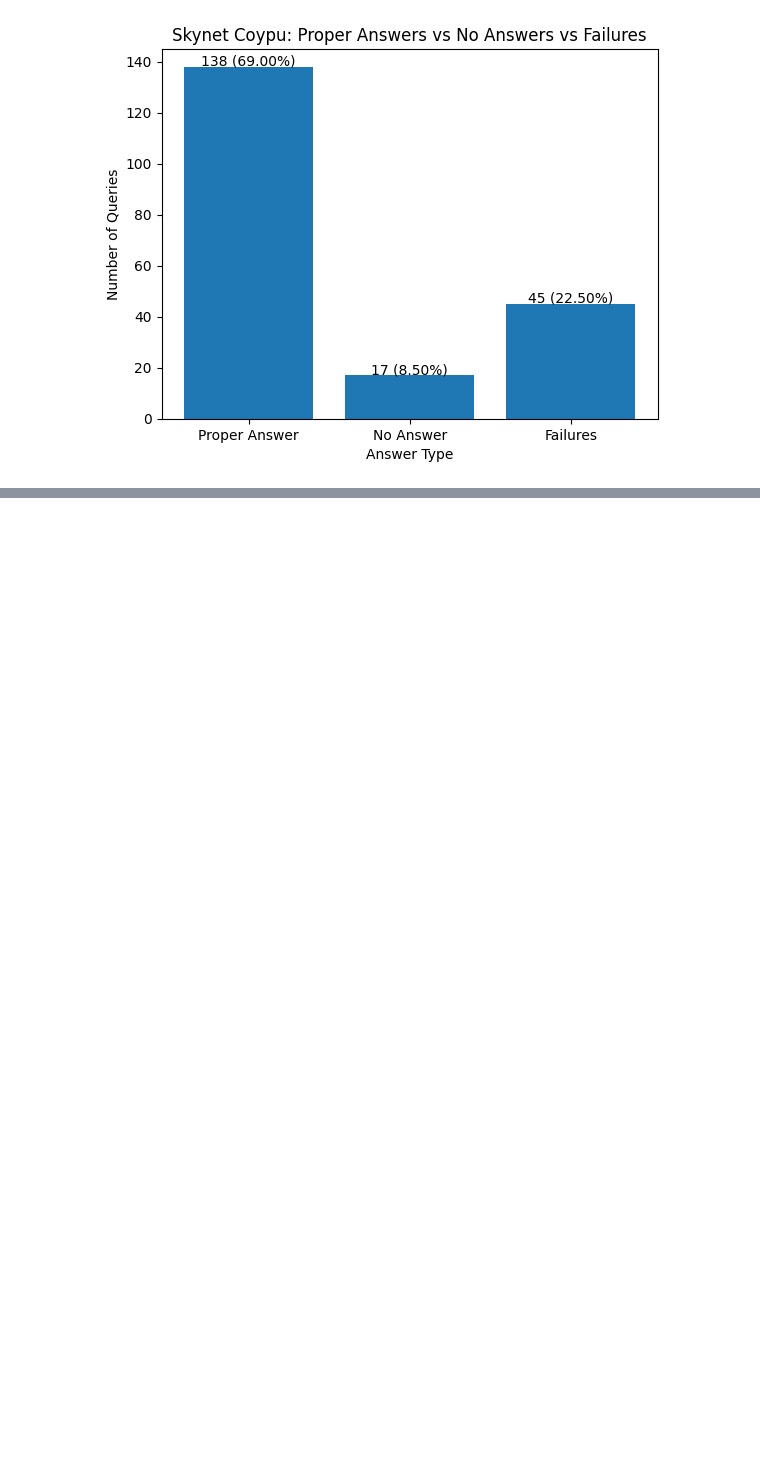
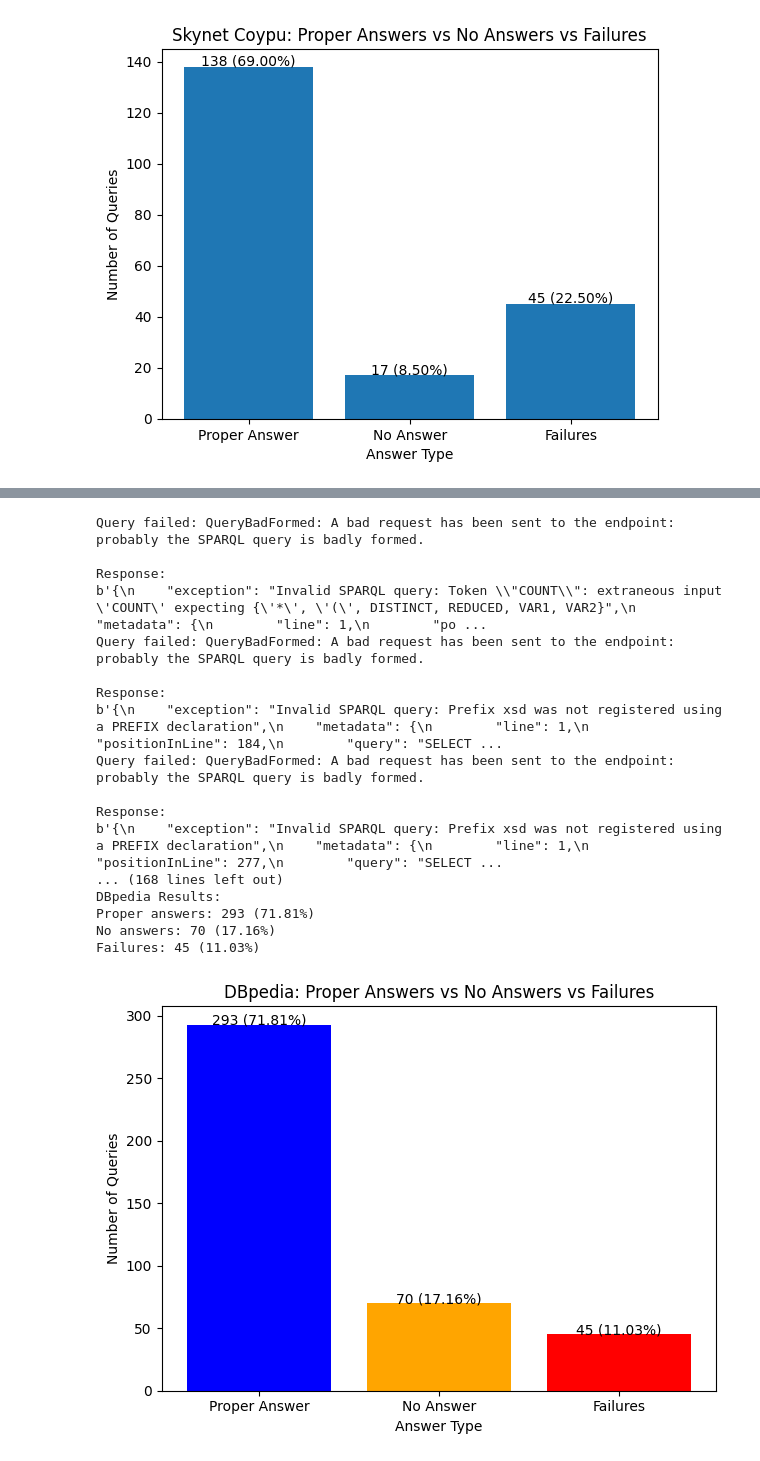
Before and after one commit to brtls/LC-QuAD-2.0-QALD9-Query-Test, a Jupyter notebook: Query-Test.ipynb, the cells around one changed output, grey strips where cells are left out. Saved outputs shown, nothing was run; the diff lists cells and outputs as text; code cells hidden in the pictures; blank space fills up the shorter version.

```diff
--- a/Query-Test.ipynb
+++ b/Query-Test.ipynb
@@ -823,10 +1014,10 @@ Trying without the prefixes to boost performance
 # %%
-# Load new QALD-9 dataset for Wikidata
-wikidata_url = "https://raw.githubusercontent.com/KGQA/QALD_9_plus/refs/heads/main/data/qald_9_plus_train_wikidata.json"
-wikidata_data = requests.get(wikidata_url).json()
+# Load QALD-9 dataset for DBpedia
+dbpedia_url = "https://raw.githubusercontent.com/KGQA/QALD_9_plus/refs/heads/main/data/qald_9_plus_train_dbpedia.json"
+dbpedia_data = requests.get(dbpedia_url).json()
 
-# Define Skynet Coypu SPARQL endpoint
-SKYNET_COYPU_WIKIDATA_ENDPOINT = "https://skynet.coypu.org/wikidata/"
+# Define SPARQL endpoint for local DBpedia
+DBPEDIA_ENDPOINT = "http://localhost:7012/sparql"  # Local DBpedia endpoint
 
 # Function to query SPARQL endpoint with User-Agent
 def query_sparql(endpoint, query):
@@ -872,67 +1063,86 @@ def extract_questions(dataset, language="en"):
             })
     return questions
 
-# Prepare questions from Wikidata dataset (restrict to first 10)
-wikidata_questions = extract_questions(wikidata_data, language="en")[:10]
+# Prepare the first 10 questions from DBpedia dataset
+dbpedia_questions = extract_questions(dbpedia_data, language="en")
 
-# Initialize counters and results list
-skynet_counts = {"proper_answer": 0, "no_answer": 0, "failure": 0}
-skynet_results = []
+# Initialize counters and results list for DBpedia
+dbpedia_counts = {"proper_answer": 0, "no_answer": 0, "failure": 0}
+dbpedia_results = []
 
-# Function to execute queries without prefixes for Skynet Coypu endpoint
-def process_skynet_queries_no_prefixes(questions, endpoint, results_list, counts_dict):
+# Function to execute queries and process answers
+def process_queries(questions, endpoint, results_list, counts_dict):
     for entry in questions:
         sparql_query = entry.get('sparql')
         question = entry.get('question')
 
         if sparql_query:
-            # Directly query without adding prefixes
             result = query_sparql(endpoint, sparql_query)
             if result:
                 answer = extract_answer(result)
                 if "No answer" in answer:
                     counts_dict["no_answer"] += 1
                 else:
                     counts_dict["proper_answer"] += 1
                 results_list.append((question, entry["id"], 'Success', answer))
             else:
                 counts_dict["failure"] += 1
                 results_list.append((question, entry["id"], 'Failure', ['No answer']))
 
-# Process only first 10 queries for Skynet Coypu without prefixes
-process_skynet_queries_no_prefixes(wikidata_questions, SKYNET_COYPU_WIKIDATA_ENDPOINT, skynet_results, skynet_counts)
+# Process only the first 10 DBpedia queries
+process_queries(dbpedia_questions, DBPEDIA_ENDPOINT, dbpedia_results, dbpedia_counts)
 
-# Calculate percentages for Skynet Coypu results
+# Calculate percentages for DBpedia results
 def calculate_percentages(counts):
     total = counts["proper_answer"] + counts["no_answer"] + counts["failure"]
     proper_answer_pct = (counts["proper_answer"] / total) * 100 if total > 0 else 0
     no_answer_pct = (counts["no_answer"] / total) * 100 if total > 0 else 0
     failure_pct = (counts["failure"] / total) * 100 if total > 0 else 0
     return proper_answer_pct, no_answer_pct, failure_pct
 
-skynet_proper_pct, skynet_no_pct, skynet_failure_pct = calculate_percentages(skynet_counts)
+dbpedia_proper_pct, dbpedia_no_pct, dbpedia_failure_pct = calculate_percentages(dbpedia_counts)
 
-# Print counts and percentages for Skynet Coypu results
-print("Skynet Coypu Results (No Prefixes):")
-print(f"Proper answers: {skynet_counts['proper_answer']} ({skynet_proper_pct:.2f}%)")
-print(f"No answers: {skynet_counts['no_answer']} ({skynet_no_pct:.2f}%)")
-print(f"Failures: {skynet_counts['failure']} ({skynet_failure_pct:.2f}%)\n")
+# Print counts and percentages for DBpedia
+print("DBpedia Results:")
+print(f"Proper answers: {dbpedia_counts['proper_answer']} ({dbpedia_proper_pct:.2f}%)")
+print(f"No answers: {dbpedia_counts['no_answer']} ({dbpedia_no_pct:.2f}%)")
+print(f"Failures: {dbpedia_counts['failure']} ({dbpedia_failure_pct:.2f}%)\n")
 
-# Save Skynet results to an Excel file
-skynet_df = pd.DataFrame(skynet_results, columns=['Question', 'ID', 'Result', 'Answer'])
+# Save DBpedia results to an Excel file
+dbpedia_df = pd.DataFrame(dbpedia_results, columns=['Question', 'ID', 'Result', 'Answer'])
 
-with pd.ExcelWriter("skynet_test_results_no_prefixes.xlsx") as writer:
-    skynet_df.to_excel(writer, sheet_name="Skynet Coypu Results (No Prefixes)", index=False)
+with pd.ExcelWriter("dbpedia_test_results_local.xlsx") as writer:
+    dbpedia_df.to_excel(writer, sheet_name="DBpedia Results", index=False)
 
 # Visualize the results with a bar chart
 labels = ['Proper Answer', 'No Answer', 'Failures']
-sizes = [skynet_counts["proper_answer"], skynet_counts["no_answer"], skynet_counts["failure"]]
+sizes = [dbpedia_counts["proper_answer"], dbpedia_counts["no_answer"], dbpedia_counts["failure"]]
 
-plt.bar(labels, sizes)
+plt.bar(labels, sizes, color=colors)
 for i in range(len(labels)):
-    plt.text(i, sizes[i] + 0.5, f"{sizes[i]} ({[skynet_proper_pct, skynet_no_pct, skynet_failure_pct][i]:.2f}%)", ha='center')
+    plt.text(i, sizes[i] + 0.1, f"{sizes[i]} ({[dbpedia_proper_pct, dbpedia_no_pct, dbpedia_failure_pct][i]:.2f}%)", ha='center')
 
-plt.title('Skynet Coypu: Proper Answers vs No Answers vs Failures (No Prefixes)')
+plt.title('DBpedia: Proper Answers vs No Answers vs Failures')
 plt.ylabel('Number of Queries')
 plt.xlabel('Answer Type')
+plt.tight_layout()
 plt.show()
+# %% [output]
+Query failed: QueryBadFormed: A bad request has been sent to the endpoint: probably the SPARQL query is badly formed.
+
+Response:
+b'{\n    "exception": "Invalid SPARQL query: Token \\"COUNT\\": extraneous input \'COUNT\' expecting {\'*\', \'(\', DISTINCT, REDUCED, VAR1, VAR2}",\n    "metadata": {\n        "line": 1,\n        "po ...
+Query failed: QueryBadFormed: A bad request has been sent to the endpoint: probably the SPARQL query is badly formed.
+
+Response:
+b'{\n    "exception": "Invalid SPARQL query: Prefix xsd was not registered using a PREFIX declaration",\n    "metadata": {\n        "line": 1,\n        "positionInLine": 184,\n        "query": "SELECT ...
+Query failed: QueryBadFormed: A bad request has been sent to the endpoint: probably the SPARQL query is badly formed.
+
+Response:
+b'{\n    "exception": "Invalid SPARQL query: Prefix xsd was not registered using a PREFIX declaration",\n    "metadata": {\n        "line": 1,\n        "positionInLine": 277,\n        "query": "SELECT ...
+... (168 lines left out)
+DBpedia Results:
+Proper answers: 293 (71.81%)
+No answers: 70 (17.16%)
+Failures: 45 (11.03%)
+[figure, added]
```
Also changed, not shown: parts of 15 cells of this notebook, 4 other files.
